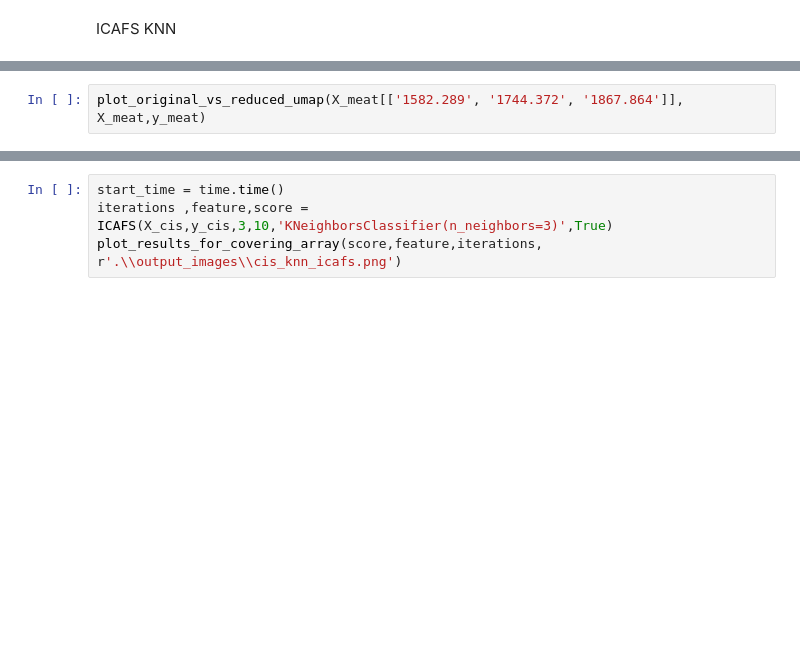
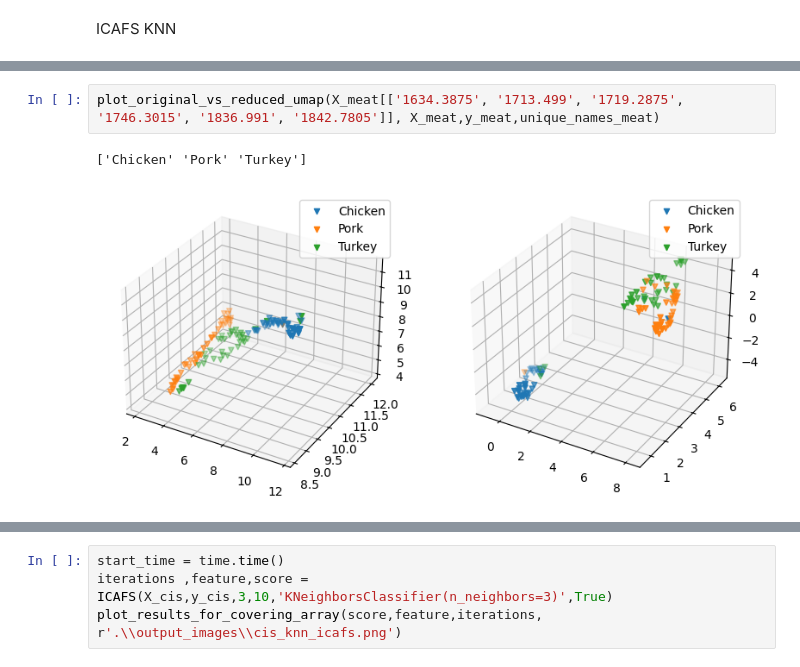
Before and after one commit to mikefixer/icafs, a Jupyter notebook: notebookes/icafs.ipynb, the cells around one changed output, grey strips where cells are left out. Cells and saved outputs as stored; diff of their text form; blank space fills up the shorter version.

```diff
--- a/notebookes/icafs.ipynb
+++ b/notebookes/icafs.ipynb
@@ -245,4 +312,7 @@ plot_results_for_covering_array(score,feature,iterations, r'.\\output_images\\me
-# %%
-plot_original_vs_reduced_umap(X_meat[['1582.289', '1744.372', '1867.864']], X_meat,y_meat)
+# %%
+plot_original_vs_reduced_umap(X_meat[['1634.3875', '1713.499', '1719.2875', '1746.3015', '1836.991', '1842.7805']], X_meat,y_meat,unique_names_meat)
+# %% [output]
+['Chicken' 'Pork' 'Turkey']
+[figure, added]
 # %%
 start_time = time.time()
```
Also changed, not shown: parts of 14 cells of this notebook.
